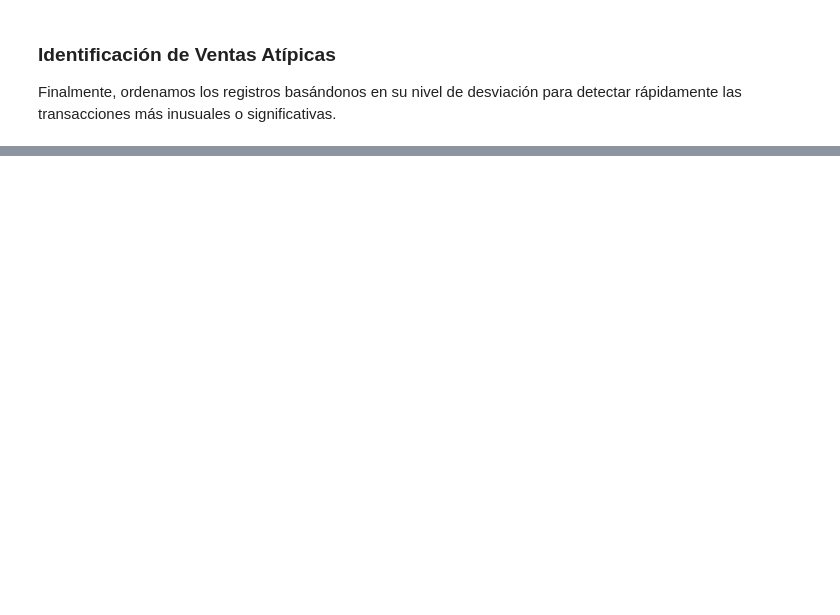
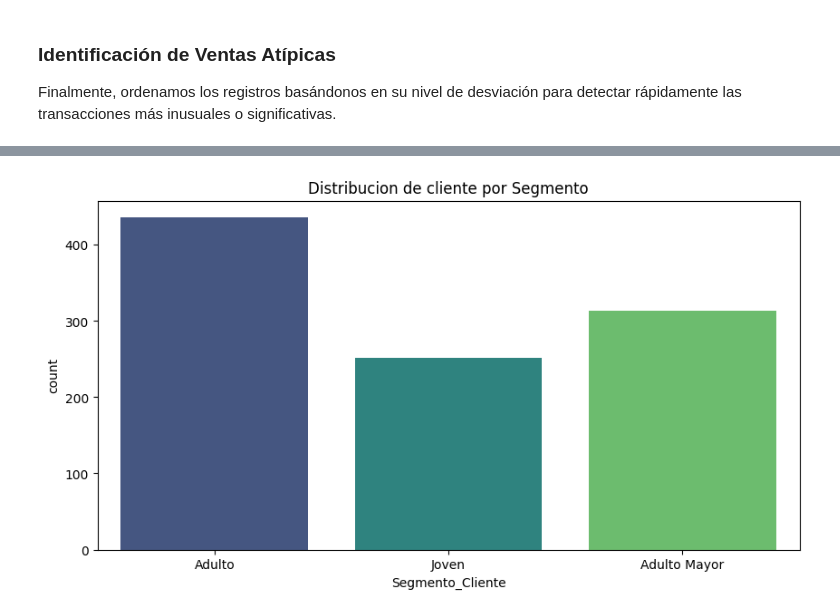
Before and after one commit to Kuoz2/An-lisis_y_Predicci-n, a Jupyter notebook: copia_de_tienda_retail_2.ipynb, the cells around one changed output, grey strips where cells are left out. Drawn from its saved outputs; the diff is of its cells as text; code cells hidden in the pictures; blank space fills up the shorter version.

```diff
--- a/copia_de_tienda_retail_2.ipynb
+++ b/copia_de_tienda_retail_2.ipynb
@@ -225,0 +335,7 @@ Finalmente, ordenamos los registros basándonos en su nivel de desviación para
+# %%
+plt.figure(figsize=(10,5 ))
+sns.countplot(data=df, x='Segmento_Cliente', palette='viridis', hue='Segmento_Cliente', legend=False)
+plt.title('Distribucion de cliente por Segmento')
+plt.show()
+# %% [output]
+[figure, added]
```
Also changed, not shown: parts of 13 cells of this notebook.
